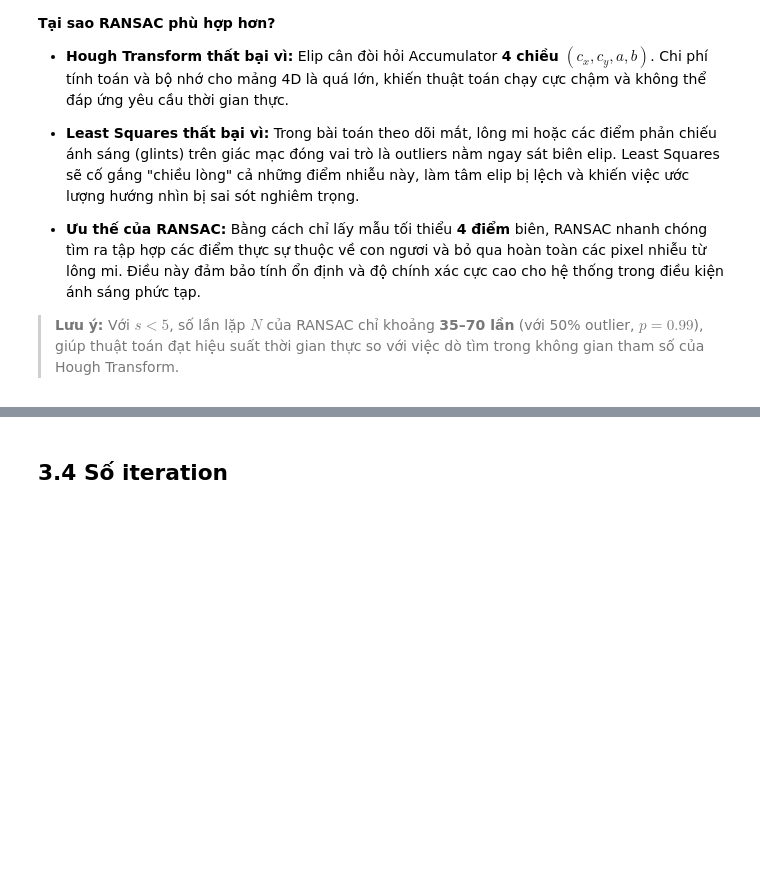
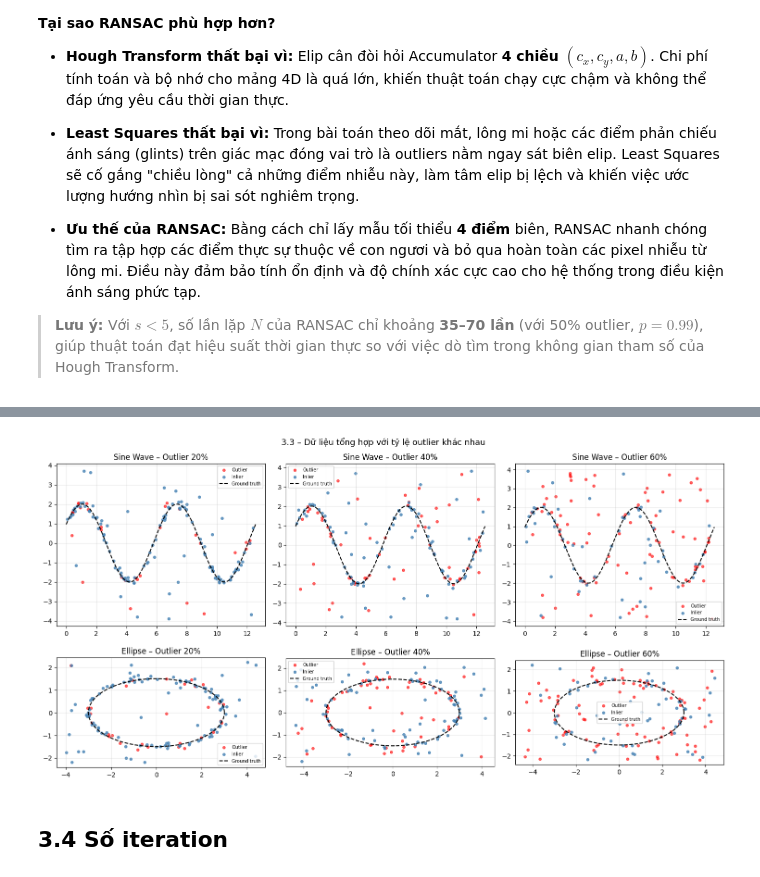
Before and after one commit to thuankoten/computer-vision-lab, a Jupyter notebook: Chapter03/Chapter_03.ipynb, the cells around one changed output, grey strips where cells are left out. Saved outputs shown, nothing was run; the diff lists cells and outputs as text; code cells hidden in the pictures; blank space fills up the shorter version.

Commit message:
Khôi phục 3.3 synthetic data bị mất khi merge

```diff
--- a/Chapter03/Chapter_03.ipynb
+++ b/Chapter03/Chapter_03.ipynb
@@ -101,3 +215,65 @@ Hình dạng này là nền tảng trong xử lý tín hiệu và xuất hiện
+# %%
+## Thử nghiệm với tỷ lệ outlier 20%, 40%, 60%
+
+def make_dataset(generate_fn, outlier_ratio, n_total=100, **kwargs):
+    """
+    Tạo dataset với tỷ lệ outlier cho trước.
+    n_total: tổng số điểm
+    """
+    n_in  = int(n_total * (1 - outlier_ratio))
+    n_out = n_total - n_in
+    return generate_fn(n_inliers=n_in, n_outliers=n_out, **kwargs)
+
+
+fig, axes = plt.subplots(2, 3, figsize=(15, 8))
+outlier_ratios = [0.2, 0.4, 0.6]
+
+# --- Hàng 1: Sine Wave ---
+for col, ratio in enumerate(outlier_ratios):
+    pts, true = make_dataset(generate_sine_data, ratio, n_total=150)
+    n_in = int(150 * (1 - ratio))
+
+    ax = axes[0][col]
+    ax.scatter(pts[n_in:, 0], pts[n_in:, 1],
+               c='red', s=15, alpha=0.6, label='Outlier')
+    ax.scatter(pts[:n_in, 0], pts[:n_in, 1],
+               c='steelblue', s=15, alpha=0.8, label='Inlier')
+
+    x_plot = np.linspace(0, 4 * np.pi, 300)
+    A, omega, phi = true
+    ax.plot(x_plot, A * np.sin(omega * x_plot + phi),
+            'k--', linewidth=1.5, label='Ground truth')
+
+    ax.set_title(f'Sine Wave – Outlier {int(ratio*100)}%')
+    ax.legend(fontsize=7)
+    ax.grid(True, alpha=0.3)
+
+# --- Hàng 2: Ellipse ---
+for col, ratio in enumerate(outlier_ratios):
+    pts, true = make_dataset(generate_ellipse_data, ratio, n_total=150)
+    n_in = int(150 * (1 - ratio))
+
+    ax = axes[1][col]
+    ax.scatter(pts[n_in:, 0], pts[n_in:, 1],
+               c='red', s=15, alpha=0.6, label='Outlier')
+    ax.scatter(pts[:n_in, 0], pts[:n_in, 1],
+               c='steelblue', s=15, alpha=0.8, label='Inlier')
+
+    cx, cy, a, b = true
+    theta = np.linspace(0, 2 * np.pi, 300)
+    ax.plot(cx + a * np.cos(theta), cy + b * np.sin(theta),
+            'k--', linewidth=1.5, label='Ground truth')
+
+    ax.set_title(f'Ellipse – Outlier {int(ratio*100)}%')
+    ax.set_aspect('equal')
+    ax.legend(fontsize=7)
+    ax.grid(True, alpha=0.3)
+
+plt.suptitle('3.3 – Dữ liệu tổng hợp với tỷ lệ outlier khác nhau', fontsize=13)
+plt.tight_layout()
+plt.show()
+# %% [output]
+[figure, added]
 # %% [markdown]
 ## 3.4 Số iteration
 # %%
```
Also changed, not shown: parts of 5 cells of this notebook.
